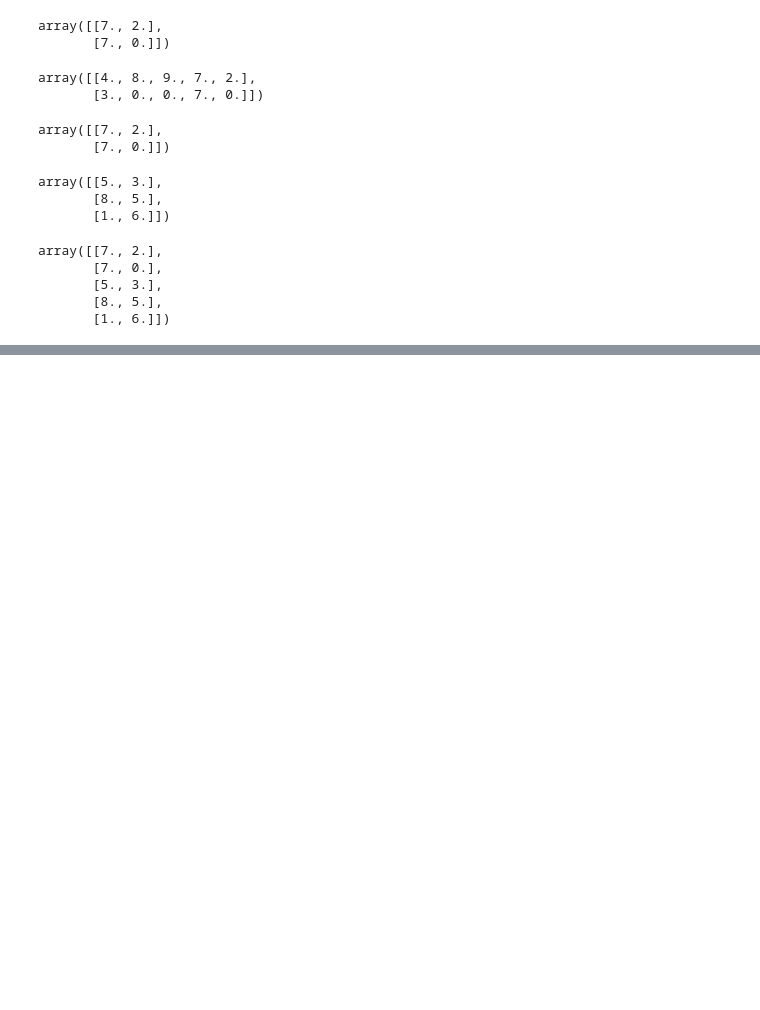
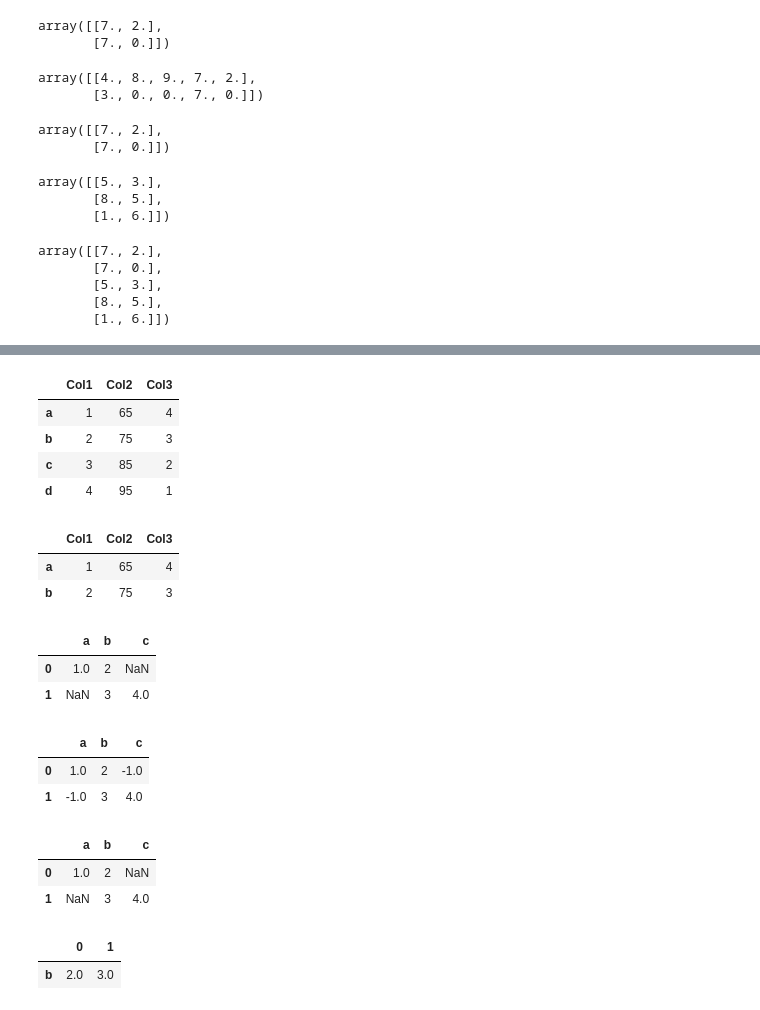
Before and after one commit to shashwat9kumar/ML-And-DataScience, a Jupyter notebook: Python Tutorial for Data Science Freecodecamp.ipynb, the cells around one changed output, grey strips where cells are left out. Drawn from its saved outputs; the diff is of its cells as text; code cells hidden in the pictures; blank space fills up the shorter version.

```diff
--- a/Python Tutorial for Data Science Freecodecamp.ipynb
+++ b/Python Tutorial for Data Science Freecodecamp.ipynb
@@ -1008,0 +1173,8 @@ array([[7., 2.],
+# %%
+q
+# %% [output]
+|  | Col1 | Col2 | Col3 |
+| a | 1 | 65 | 4 |
+| b | 2 | 75 | 3 |
+| c | 3 | 85 | 2 |
+| d | 4 | 95 | 1 |
@@ -1008,0 +1183,6 @@ array([[7., 2.],
+# %%
+r
+# %% [output]
+|  | Col1 | Col2 | Col3 |
+| a | 1 | 65 | 4 |
+| b | 2 | 75 | 3 |
@@ -1008,0 +1191,23 @@ array([[7., 2.],
+# %%
+A
+# %% [output]
+|  | a | b | c |
+| 0 | 1.0 | 2 | NaN |
+| 1 | NaN | 3 | 4.0 |
+# %%
+A.fillna(-1)
+# %% [output]
+|  | a | b | c |
+| 0 | 1.0 | 2 | -1.0 |
+| 1 | -1.0 | 3 | 4.0 |
+# %%
+A
+# %% [output]
+|  | a | b | c |
+| 0 | 1.0 | 2 | NaN |
+| 1 | NaN | 3 | 4.0 |
+# %%
+A.T.dropna()
+# %% [output]
+|  | 0 | 1 |
+| b | 2.0 | 3.0 |
```
Also changed, not shown: parts of 41 cells of this notebook.
